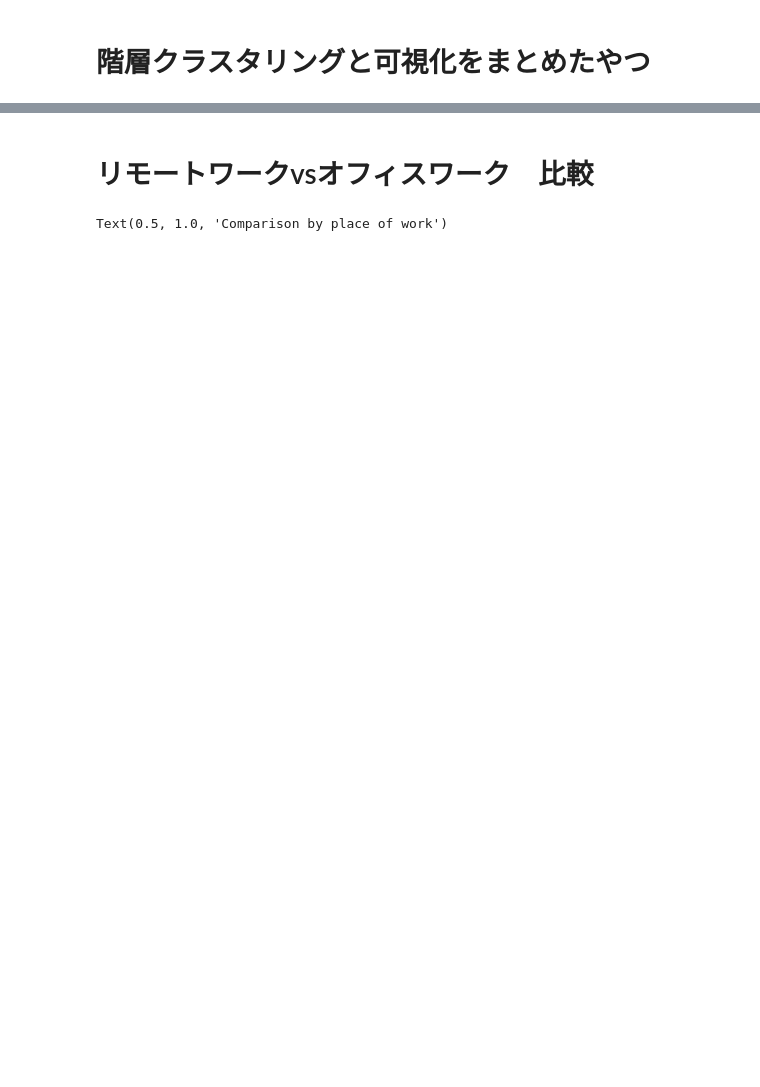
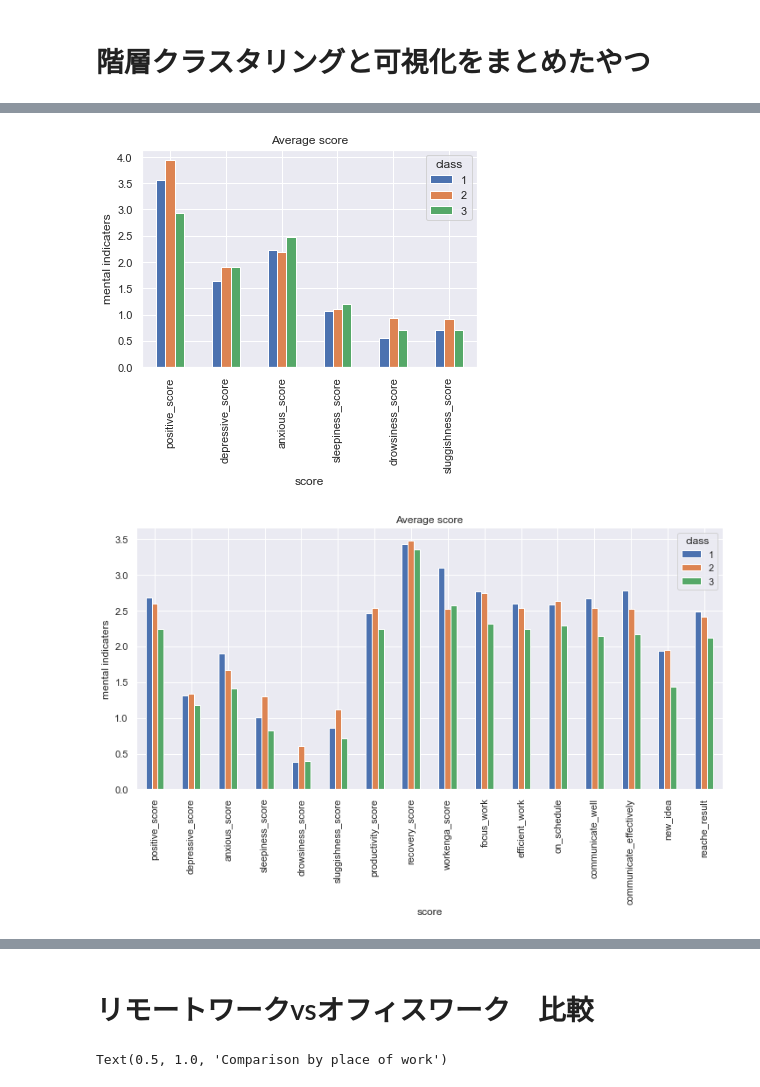
Before and after one commit to yusukennn/research_mental_prediction, a Jupyter notebook: code/analyse/clustering.ipynb, the cells around one changed output, grey strips where cells are left out. Saved outputs shown, nothing was run; the diff lists cells and outputs as text; code cells hidden in the pictures; blank space fills up the shorter version.

```diff
--- a/code/analyse/clustering.ipynb
+++ b/code/analyse/clustering.ipynb
@@ -224,3 +266,18 @@ cluster_data.query('user_id == 74')
+# %%
+# merge_night_w.to_csv('./clustering_data/merge_night_w.csv')
+# merge_mor.to_csv('./clustering_data/merge_mor.csv')
+
+#外れ値の処理
+cluster_data.loc[cluster_data['hobbies/breaks']>600, 'hobbies/breaks']=600
+cluster_data.loc[cluster_data['meals']>180, 'meals']=180
+cluster_data.loc[cluster_data['web_conference']>200, 'web_conference']=200
+cluster_data.loc[cluster_data['housework/childcare']>180, 'housework/childcare']=180
+cluster_data.loc[cluster_data['working_alone']>1000, 'working_alone']=1000
+
+#平日と休日を分ける
+cluster_data['dayofweek'] = pd.to_datetime(cluster_data['date']).dt.dayofweek
+cluster_data_w = cluster_data[cluster_data['dayofweek']<5]
+cluster_data_h = cluster_data[cluster_data['dayofweek']>=5]
 # %%
 from scipy.cluster.hierarchy import dendrogram, linkage
 from scipy.cluster.hierarchy import linkage, dendrogram, fcluster
@@ -324,0 +415,24 @@ user_id
+# %%
+mental_merged = layered_cluster_all_class.reset_index()
+night_merged = pd.merge(mental_merged, merge_night_w,on=['user_id','date'])
+merge_mor = pd.read_csv('./clustering_data/merge_mor.csv')
+mor_merged = pd.merge(mental_merged, merge_mor, on=['user_id','date'])
+# %%
+mor_mental = mor_merged[['class','positive_score','depressive_score','anxious_score', 'sleepiness_score','drowsiness_score','sluggishness_score']]
+mor_mental.groupby('class').mean().T.plot.bar()
+ax = fig.add_subplot(1, 1, 1)
+plt.title('Average score')
+plt.ylabel('mental indicaters')
+plt.xlabel('score')
+plt.show()
+
+night_mental = night_merged[['class','positive_score','depressive_score','anxious_score', 'sleepiness_score','drowsiness_score','sluggishness_score','productivity_score','recovery_score','workenga_score','focus_work','efficient_work','on_schedule','communicate_well','communicate_effectively','new_idea','reache_result']]
+night_mental.groupby('class').mean().T.plot.bar(figsize=(12,5.5))
+# ax = fig.add_subplot(1, 2, 2)
+plt.title('Average score')
+plt.ylabel('mental indicaters')
+plt.xlabel('score')
+plt.show()
+# %% [output]
+[figure, added]
+[figure, added]
```
Also changed, not shown: parts of 13 cells of this notebook, 1 other file.
